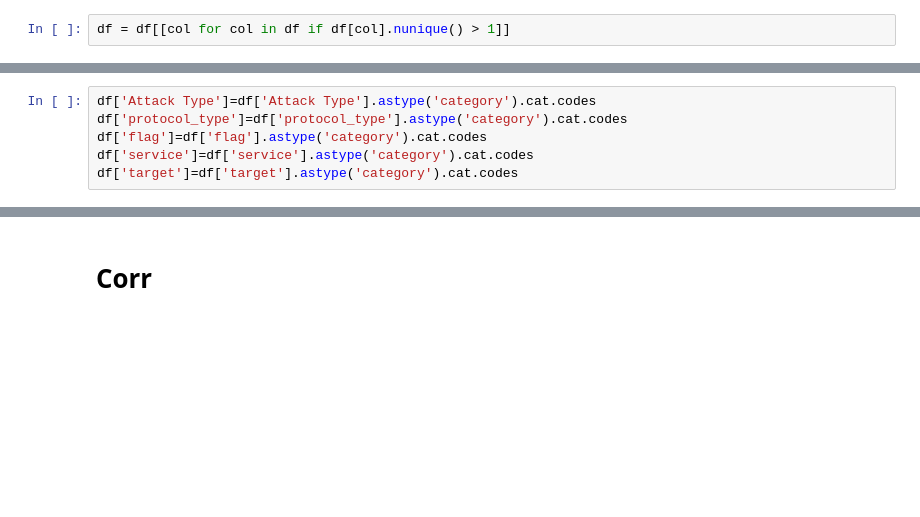
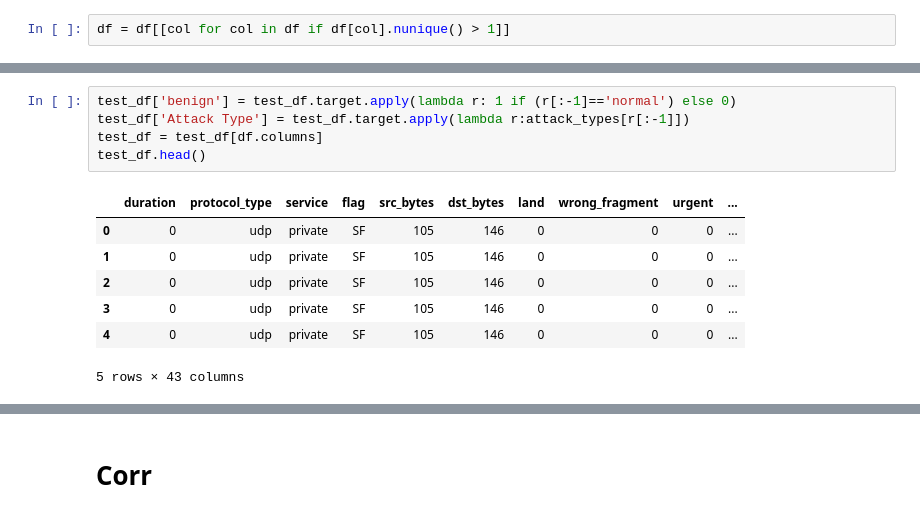
Before and after one commit to RezaAbbaszadeh/IntrusionDetection-KDD, a Jupyter notebook: ids.ipynb, the cells around one changed output, grey strips where cells are left out. Drawn from its saved outputs; the diff is of its cells as text; blank space fills up the shorter version.

```diff
--- a/ids.ipynb
+++ b/ids.ipynb
@@ -233,6 +242,0 @@ df.tail()
-# %%
-df['Attack Type']=df['Attack Type'].astype('category').cat.codes
-df['protocol_type']=df['protocol_type'].astype('category').cat.codes
-df['flag']=df['flag'].astype('category').cat.codes
-df['service']=df['service'].astype('category').cat.codes
-df['target']=df['target'].astype('category').cat.codes
@@ -238,0 +283,13 @@ df['target']=df['target'].astype('category').cat.codes
+# %%
+test_df['benign'] = test_df.target.apply(lambda r: 1 if (r[:-1]=='normal') else 0)
+test_df['Attack Type'] = test_df.target.apply(lambda r:attack_types[r[:-1]])
+test_df = test_df[df.columns]
+test_df.head()
+# %% [output]
+|  | duration | protocol_type | service | flag | src_bytes | dst_bytes | land | wrong_fragment | urgent | ... |
+| 0 | 0 | udp | private | SF | 105 | 146 | 0 | 0 | 0 | ... |
+| 1 | 0 | udp | private | SF | 105 | 146 | 0 | 0 | 0 | ... |
+| 2 | 0 | udp | private | SF | 105 | 146 | 0 | 0 | 0 | ... |
+| 3 | 0 | udp | private | SF | 105 | 146 | 0 | 0 | 0 | ... |
+| 4 | 0 | udp | private | SF | 105 | 146 | 0 | 0 | 0 | ... |
+5 rows × 43 columns
```
Also changed, not shown: parts of 43 cells of this notebook, 2 other files.
